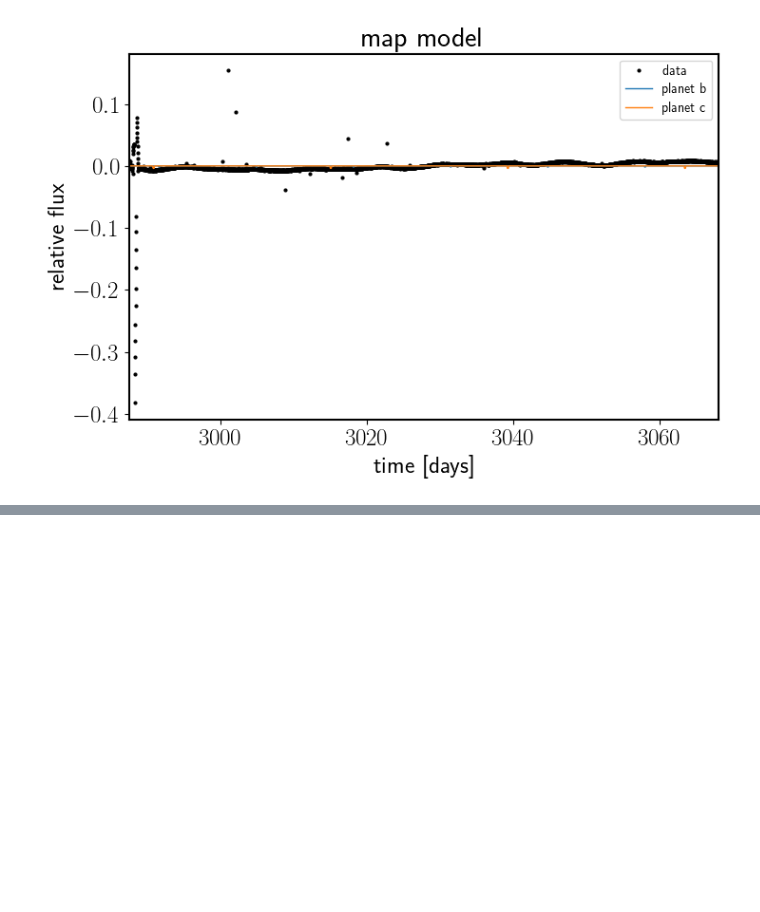
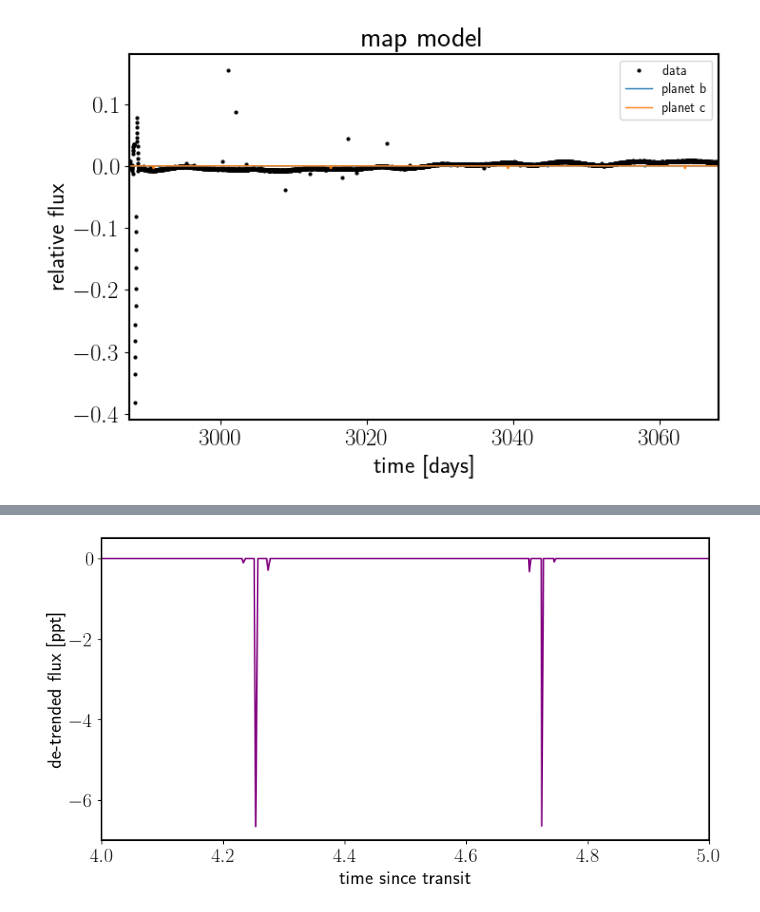
Before and after one commit to lupitatovar/Cool-Worlds, a Jupyter notebook: notebooks/K2_target_star_vary.ipynb, the cells around one changed output, grey strips where cells are left out. Drawn from its saved outputs; the diff is of its cells as text; code cells hidden in the pictures; blank space fills up the shorter version.

```diff
--- a/notebooks/K2_target_star_vary.ipynb
+++ b/notebooks/K2_target_star_vary.ipynb
@@ -388,0 +359,43 @@ for n, letter in enumerate("bc"):
+# %%
+# Plot the folded transit
+fig, ax = plt.subplots(figsize=(10, 5))
+
+# Ephemeris from Holczer+16
+t0 = t0s[0]
+period = period1
+
+x_fold = (x - t0 + 0.5 * period) % period - 0.5 * period
+m = np.abs(x_fold) < 0.5
+ax.scatter(
+    x_fold[m],
+    1e3 * (y[m] - map_estimate["gp_pred"][m]),
+    c="k",
+    marker=".",
+    alpha=0.9,
+    linewidths=0,
+)
+
+lc_mod = map_estimate["transit_pred"][:, 0]
+lc_modx = np.sort(x_fold)
+lc_mody = lc_mod[np.argsort(x_fold)]
+ax.plot(lc_modx, 1e3 * (lc_mody + map_estimate["mean"]), c="purple", zorder=1)
+
+# Overplot the phase binned light curve
+bins = np.linspace(-0.51, 0.51, 100)
+denom, _ = np.histogram(x_fold, bins)
+num, _ = np.histogram(x_fold, bins, weights=y - map_estimate["gp_pred"])
+denom[num == 0] = 1.0
+#ax.scatter(
+    #0.5 * (bins[1:] + bins[:-1]),
+    #1e3 * num / denom,
+    #color="C1",
+    #zorder=2,
+    #linewidths=0,
+#)
+
+ax.set_xlim(4,5)
+ax.set_ylim(-7, 0.5)
+ax.set_ylabel("de-trended flux [ppt]")
+_ = ax.set_xlabel("time since transit")
+# %% [output]
+[figure, added]
```
Also changed, not shown: parts of 12 cells of this notebook, 1 other file.
